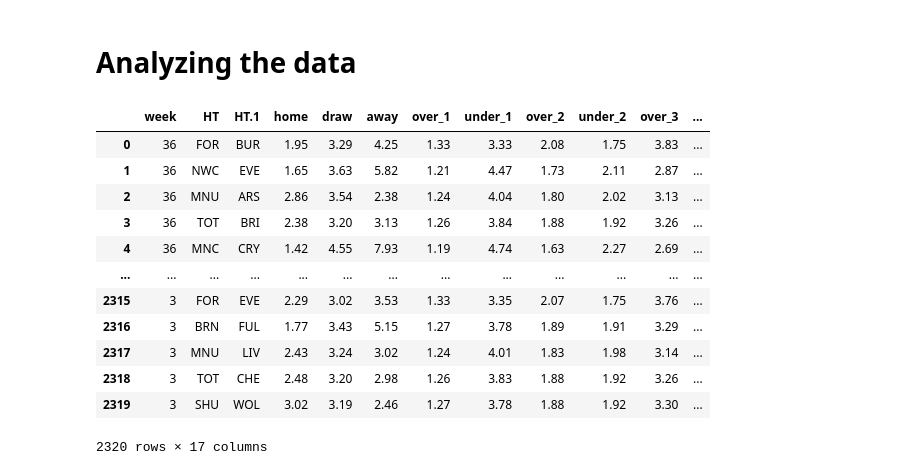
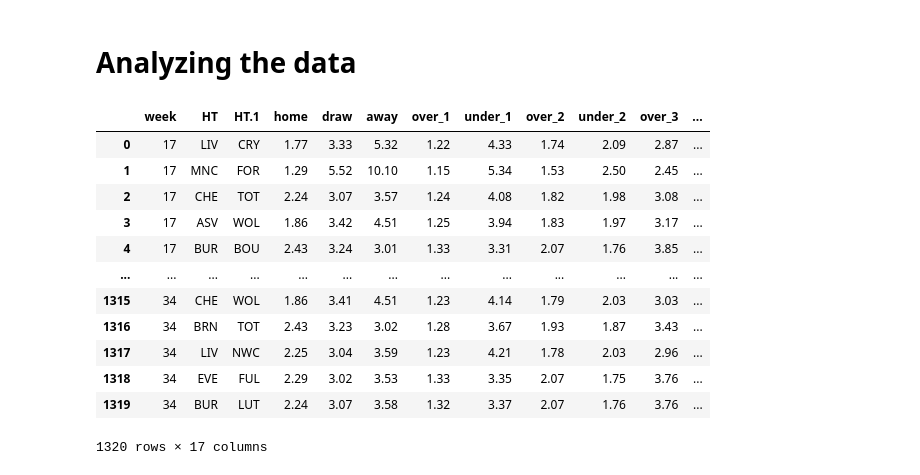
Before and after one commit to CJay-Cipher/virtual_football_league_predictor, a Jupyter notebook: strategy_analyzer.ipynb, the cells around one changed output. Cells and saved outputs as stored; diff of their text form; code cells hidden in the pictures.

```diff
--- a/strategy_analyzer.ipynb
+++ b/strategy_analyzer.ipynb
@@ -3,23 +3,23 @@
 # %%
 import pandas as pd
 import numpy as np
 
 # data 5 is bad and 9 is largest
 
-df = pd.read_csv("odds datas/test_13_odds_data.csv") # odds_data
+df = pd.read_csv("odds_datas/test_5_odds_data.csv") # odds_data
 df["T_goals"] = df["H_score"] + df["A_score"]
 df
 # %% [output]
 |  | week | HT | HT.1 | home | draw | away | over_1 | under_1 | over_2 | under_2 | over_3 | ... |
-| 0 | 36 | FOR | BUR | 1.95 | 3.29 | 4.25 | 1.33 | 3.33 | 2.08 | 1.75 | 3.83 | ... |
-| 1 | 36 | NWC | EVE | 1.65 | 3.63 | 5.82 | 1.21 | 4.47 | 1.73 | 2.11 | 2.87 | ... |
-| 2 | 36 | MNU | ARS | 2.86 | 3.54 | 2.38 | 1.24 | 4.04 | 1.80 | 2.02 | 3.13 | ... |
-| 3 | 36 | TOT | BRI | 2.38 | 3.20 | 3.13 | 1.26 | 3.84 | 1.88 | 1.92 | 3.26 | ... |
-| 4 | 36 | MNC | CRY | 1.42 | 4.55 | 7.93 | 1.19 | 4.74 | 1.63 | 2.27 | 2.69 | ... |
+| 0 | 17 | LIV | CRY | 1.77 | 3.33 | 5.32 | 1.22 | 4.33 | 1.74 | 2.09 | 2.87 | ... |
+| 1 | 17 | MNC | FOR | 1.29 | 5.52 | 10.10 | 1.15 | 5.34 | 1.53 | 2.50 | 2.45 | ... |
+| 2 | 17 | CHE | TOT | 2.24 | 3.07 | 3.57 | 1.24 | 4.08 | 1.82 | 1.98 | 3.08 | ... |
+| 3 | 17 | ASV | WOL | 1.86 | 3.42 | 4.51 | 1.25 | 3.94 | 1.83 | 1.97 | 3.17 | ... |
+| 4 | 17 | BUR | BOU | 2.43 | 3.24 | 3.01 | 1.33 | 3.31 | 2.07 | 1.76 | 3.85 | ... |
 | ... | ... | ... | ... | ... | ... | ... | ... | ... | ... | ... | ... | ... |
-| 2315 | 3 | FOR | EVE | 2.29 | 3.02 | 3.53 | 1.33 | 3.35 | 2.07 | 1.75 | 3.76 | ... |
-| 2316 | 3 | BRN | FUL | 1.77 | 3.43 | 5.15 | 1.27 | 3.78 | 1.89 | 1.91 | 3.29 | ... |
-| 2317 | 3 | MNU | LIV | 2.43 | 3.24 | 3.02 | 1.24 | 4.01 | 1.83 | 1.98 | 3.14 | ... |
-| 2318 | 3 | TOT | CHE | 2.48 | 3.20 | 2.98 | 1.26 | 3.83 | 1.88 | 1.92 | 3.26 | ... |
-| 2319 | 3 | SHU | WOL | 3.02 | 3.19 | 2.46 | 1.27 | 3.78 | 1.88 | 1.92 | 3.30 | ... |
+| 1315 | 34 | CHE | WOL | 1.86 | 3.41 | 4.51 | 1.23 | 4.14 | 1.79 | 2.03 | 3.03 | ... |
+| 1316 | 34 | BRN | TOT | 2.43 | 3.23 | 3.02 | 1.28 | 3.67 | 1.93 | 1.87 | 3.43 | ... |
+| 1317 | 34 | LIV | NWC | 2.25 | 3.04 | 3.59 | 1.23 | 4.21 | 1.78 | 2.03 | 2.96 | ... |
+| 1318 | 34 | EVE | FUL | 2.29 | 3.02 | 3.53 | 1.33 | 3.35 | 2.07 | 1.75 | 3.76 | ... |
+| 1319 | 34 | BUR | LUT | 2.24 | 3.07 | 3.58 | 1.32 | 3.37 | 2.07 | 1.76 | 3.76 | ... |
-2320 rows × 17 columns
+1320 rows × 17 columns
```
Also changed, not shown: parts of 18 cells of this notebook, 20 other files.
